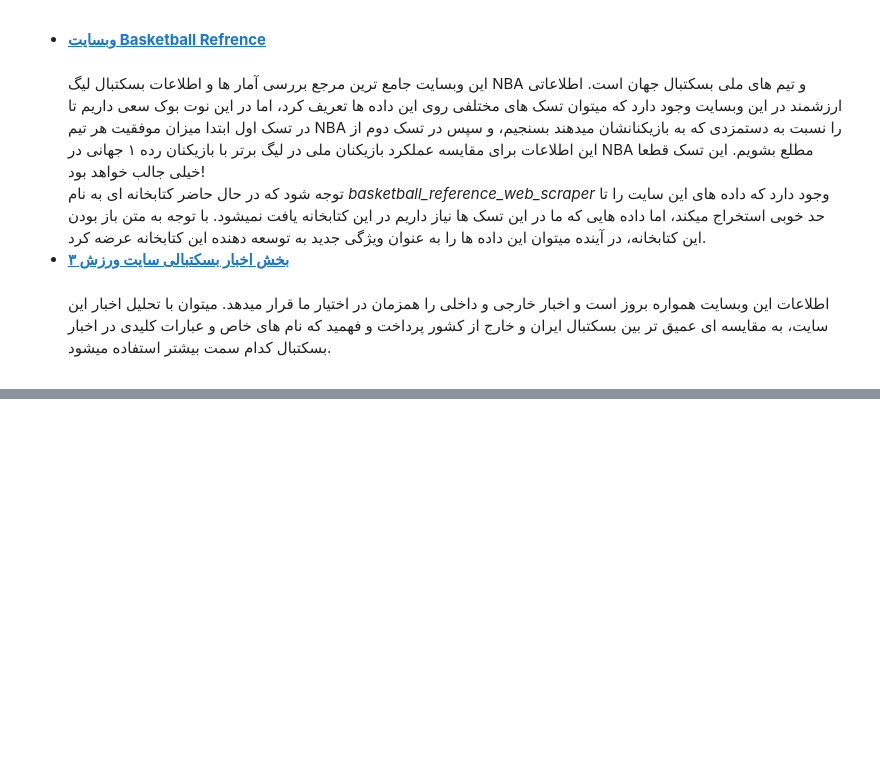
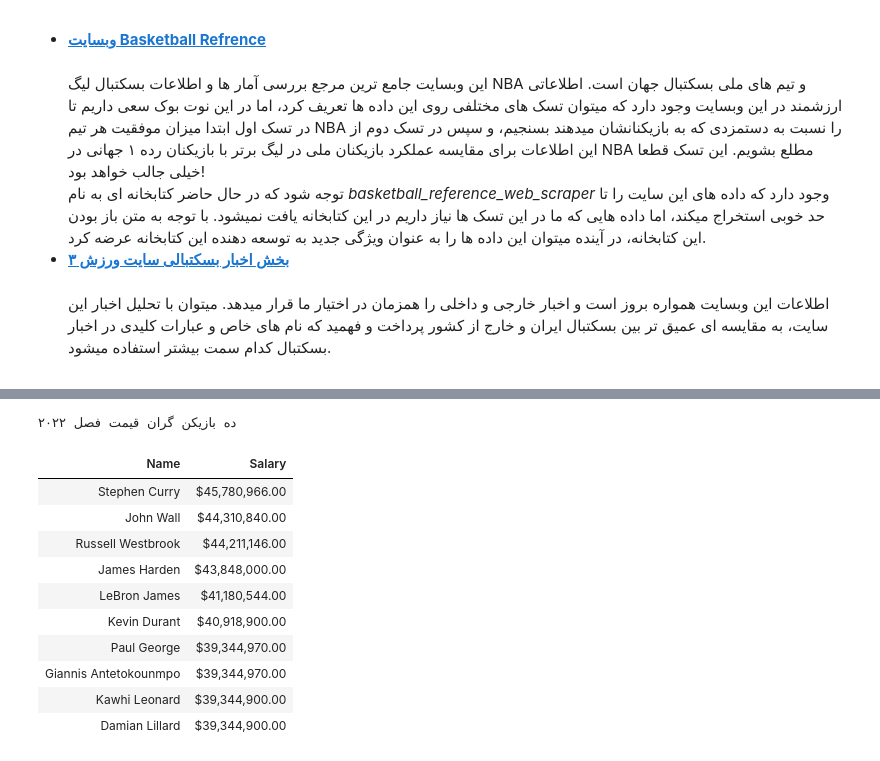
Before and after one commit to mothegoat/IR_Course_Basketball, a Jupyter notebook: HW2.ipynb, the cells around one changed output, grey strips where cells are left out. Drawn from its saved outputs; the diff is of its cells as text; code cells hidden in the pictures; blank space fills up the shorter version.

```diff
--- a/HW2.ipynb
+++ b/HW2.ipynb
@@ -83,0 +164,13 @@ DEPRECATION: Configuring installation scheme with distutils config files is depr
+# %%
+#Get all NBA teams datas for 2021-22 season
+nba_teams_folder_name = 'NBATeams(2022-Season)'
+if not os.path.isdir(nba_teams_folder_name):
+    os.mkdir(nba_teams_folder_name)
+
+nba_team_root_path = 'https://www.basketball-reference.com/teams/'
+for abr in NBATeam.abbreviations:
+    team_data_path =  nba_team_root_path + abr + '/2022.html'
+    team_data_source = requests.get(team_data_path).text
+    team_data_file = open(f'{nba_teams_folder_name}/{abr}.html', 'wt')
+    n = team_data_file.write(team_data_source)
+    team_data_file.close()
@@ -93,0 +357,25 @@ soup = BeautifulSoup(source, "lxml")
+# %%
+player_salary_dict = {'Name' : [], 'Salary' : []}
+for player in NBAPlayer.all_nba_players:
+    player_salary_dict['Name'].append(player.name)
+    player_salary_dict['Salary'].append(player.salary)
+
+salary_df = pd.DataFrame(player_salary_dict)
+salary_df.sort_values(['Salary'], ascending = False, inplace = True)
+top_ten_df = salary_df.head(10)
+for index, row in top_ten_df.iterrows():
+    top_ten_df.at[index, 'Salary'] =  locale.currency(row['Salary'], grouping=True )
+top_ten_df.style.hide_index().set_caption('ده بازیکن گران قیمت فصل ۲۰۲۲')
+# %% [output]
+ده بازیکن گران قیمت فصل ۲۰۲۲
+| Name | Salary |
+| Stephen Curry | $45,780,966.00 |
+| John Wall | $44,310,840.00 |
+| Russell Westbrook | $44,211,146.00 |
+| James Harden | $43,848,000.00 |
+| LeBron James | $41,180,544.00 |
+| Kevin Durant | $40,918,900.00 |
+| Paul George | $39,344,970.00 |
+| Giannis Antetokounmpo | $39,344,970.00 |
+| Kawhi Leonard | $39,344,900.00 |
+| Damian Lillard | $39,344,900.00 |
```
Also changed, not shown: parts of 29 cells of this notebook.
